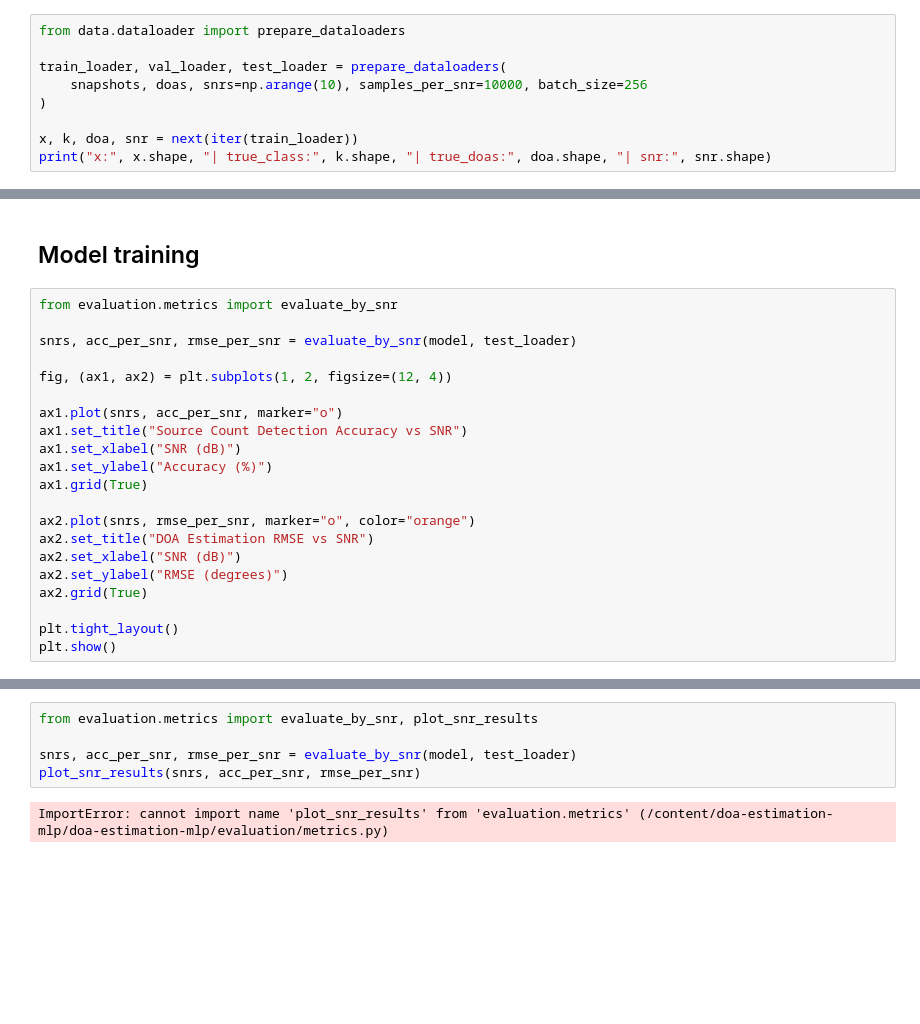
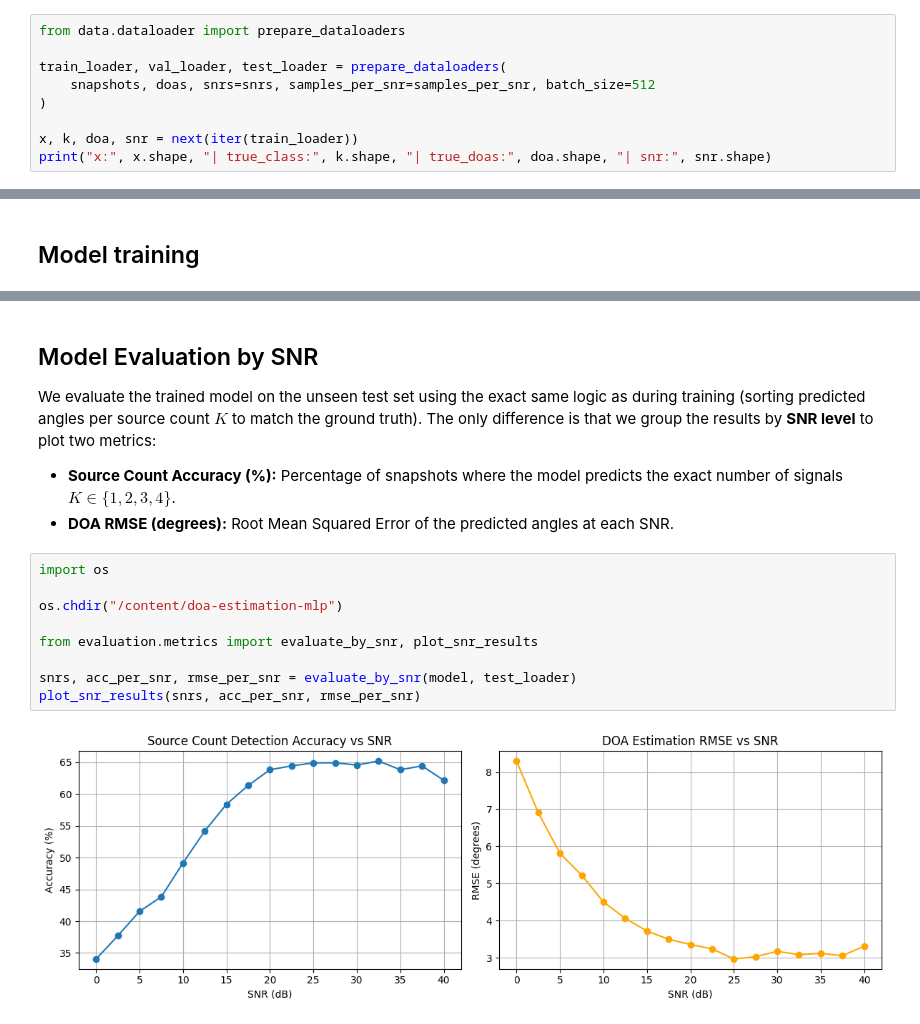
Before and after one commit to nathanlemag/doa-estimation-mlp, a Jupyter notebook: HW5.ipynb, the cells around one changed output, grey strips where cells are left out. Saved outputs shown, nothing was run; the diff lists cells and outputs as text; blank space fills up the shorter version.

```diff
--- a/HW5.ipynb
+++ b/HW5.ipynb
@@ -200,7 +198,7 @@ Used for plotting / benchmark:
 from data.dataloader import prepare_dataloaders
 
 train_loader, val_loader, test_loader = prepare_dataloaders(
-    snapshots, doas, snrs=np.arange(10), samples_per_snr=10000, batch_size=256
+    snapshots, doas, snrs=snrs, samples_per_snr=samples_per_snr, batch_size=512
 )
 
 x, k, doa, snr = next(iter(train_loader))
@@ -297,23 +292,2 @@ Initial loss -> Total: 198.3083 | Class: 1.5034 | Reg: 196.8049
 # %% [markdown]
 ## Model training
-# %%
-from evaluation.metrics import evaluate_by_snr
-
-snrs, acc_per_snr, rmse_per_snr = evaluate_by_snr(model, test_loader)
-
-fig, (ax1, ax2) = plt.subplots(1, 2, figsize=(12, 4))
-
-ax1.plot(snrs, acc_per_snr, marker="o")
-ax1.set_title("Source Count Detection Accuracy vs SNR")
-ax1.set_xlabel("SNR (dB)")
-ax1.set_ylabel("Accuracy (%)")
-ax1.grid(True)
-
-ax2.plot(snrs, rmse_per_snr, marker="o", color="orange")
-ax2.set_title("DOA Estimation RMSE vs SNR")
-ax2.set_xlabel("SNR (dB)")
-ax2.set_ylabel("RMSE (degrees)")
-ax2.grid(True)
-
-plt.tight_layout()
-plt.show()
@@ -375,7 +344,17 @@ Epoch [50/50] | Train Loss: 28.1902 | Val Loss: 30.5073 | Val Acc: 54.18%
+# %% [markdown]
+## Model Evaluation by SNR
+
+We evaluate the trained model on the unseen test set using the exact same logic as during training (sorting predicted angles per source count $K$ to match the ground truth). The only difference is that we group the results by **SNR level** to plot two metrics:
+- **Source Count Accuracy (%):** Percentage of snapshots where the model predicts the exact number of signals $K \in \{1, 2, 3, 4\}$.
+- **DOA RMSE (degrees):** Root Mean Squared Error of the predicted angles at each SNR.
 # %%
+import os
+
+os.chdir("/content/doa-estimation-mlp")
+
 from evaluation.metrics import evaluate_by_snr, plot_snr_results
 
 snrs, acc_per_snr, rmse_per_snr = evaluate_by_snr(model, test_loader)
 plot_snr_results(snrs, acc_per_snr, rmse_per_snr)
 # %% [output]
-ImportError: cannot import name 'plot_snr_results' from 'evaluation.metrics' (/content/doa-estimation-mlp/doa-estimation-mlp/evaluation/metrics.py)
+[figure, added]
```
Also changed, not shown: parts of 23 cells of this notebook, 5 other files.
